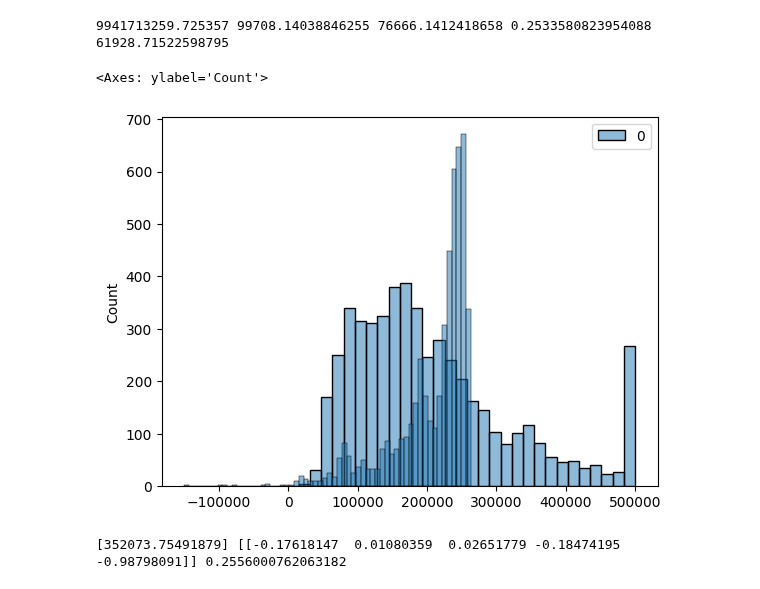
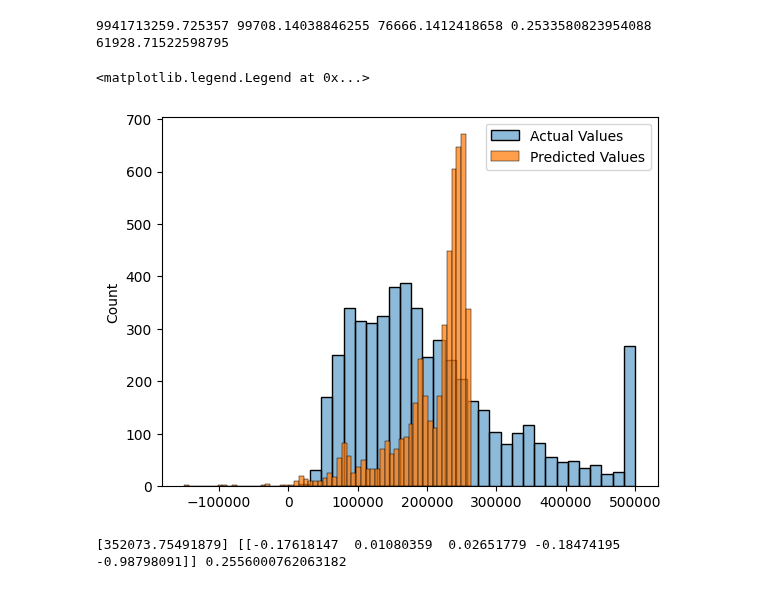
Before and after one commit to DSBE-Semester-A/DataMining, a Jupyter notebook: Assignment1.ipynb, the cells around one changed output. Cells and saved outputs as stored; diff of their text form; code cells hidden in the pictures.

Commit message:
Fix histograms predictions. include legend

```diff
--- a/Assignment1.ipynb
+++ b/Assignment1.ipynb
@@ -221,11 +221,12 @@ print(MSE_lin, RMSE_lin, MAE_lin, R2_lin, Med_abs_er_lin)
 # %% [output]
 9941713259.725357 99708.14038846255 76666.1412418658 0.2533580823954088 61928.71522598795
 # %%
-sns.histplot(y_test)
-sns.histplot(y_lin_pred)
+sns.histplot(y_test, label='Actual Values')
+sns.histplot(y_lin_pred.flatten(), label='Predicted Values')
+plt.legend()
 # %% [output]
-<Axes: ylabel='Count'>
+<matplotlib.legend.Legend at 0x...>
-[figure, old version]
+[figure, new version]
 # %%
 print(mod_poly.intercept_, mod_poly.coef_, mod_poly.score(X, y))
 # %% [output]
```
Also changed, not shown: parts of 1 cell of this notebook.
